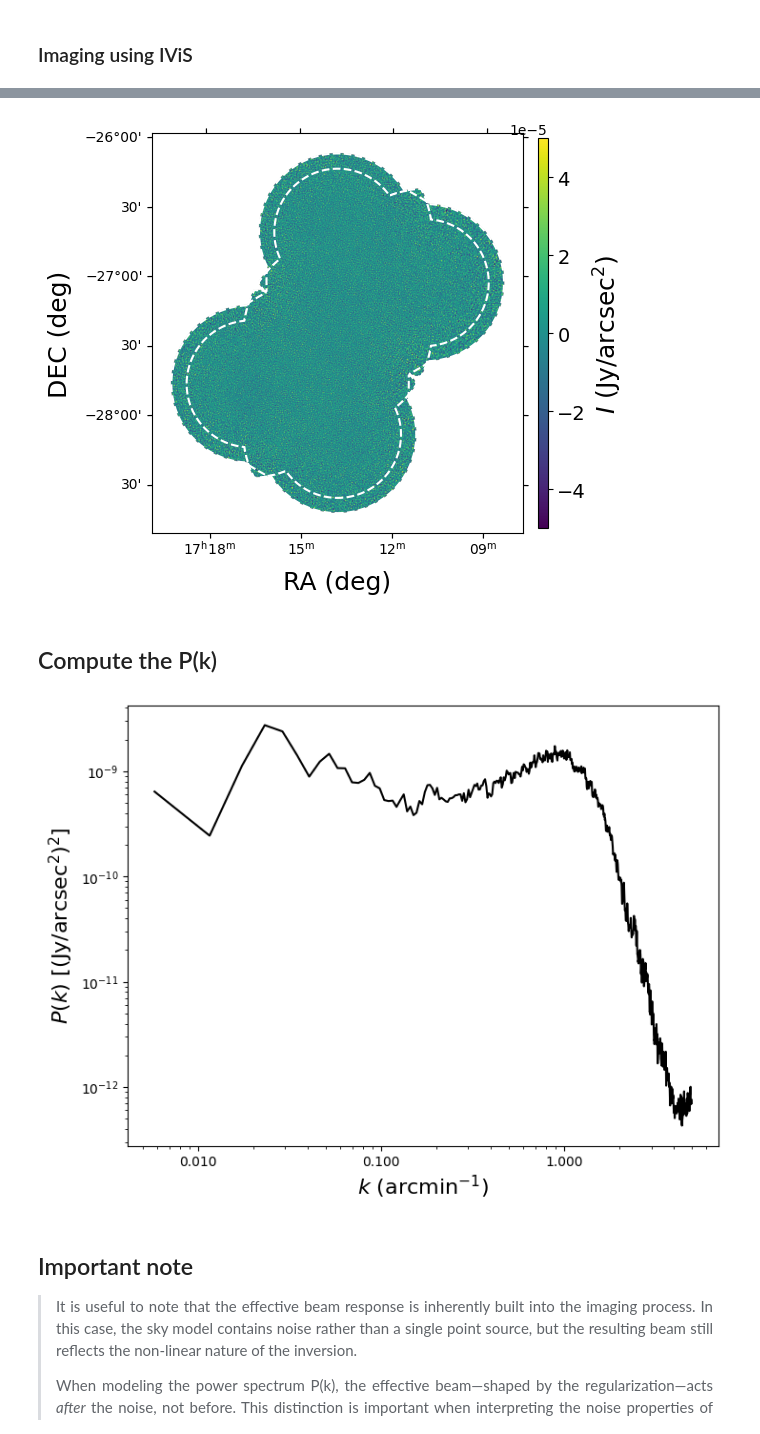
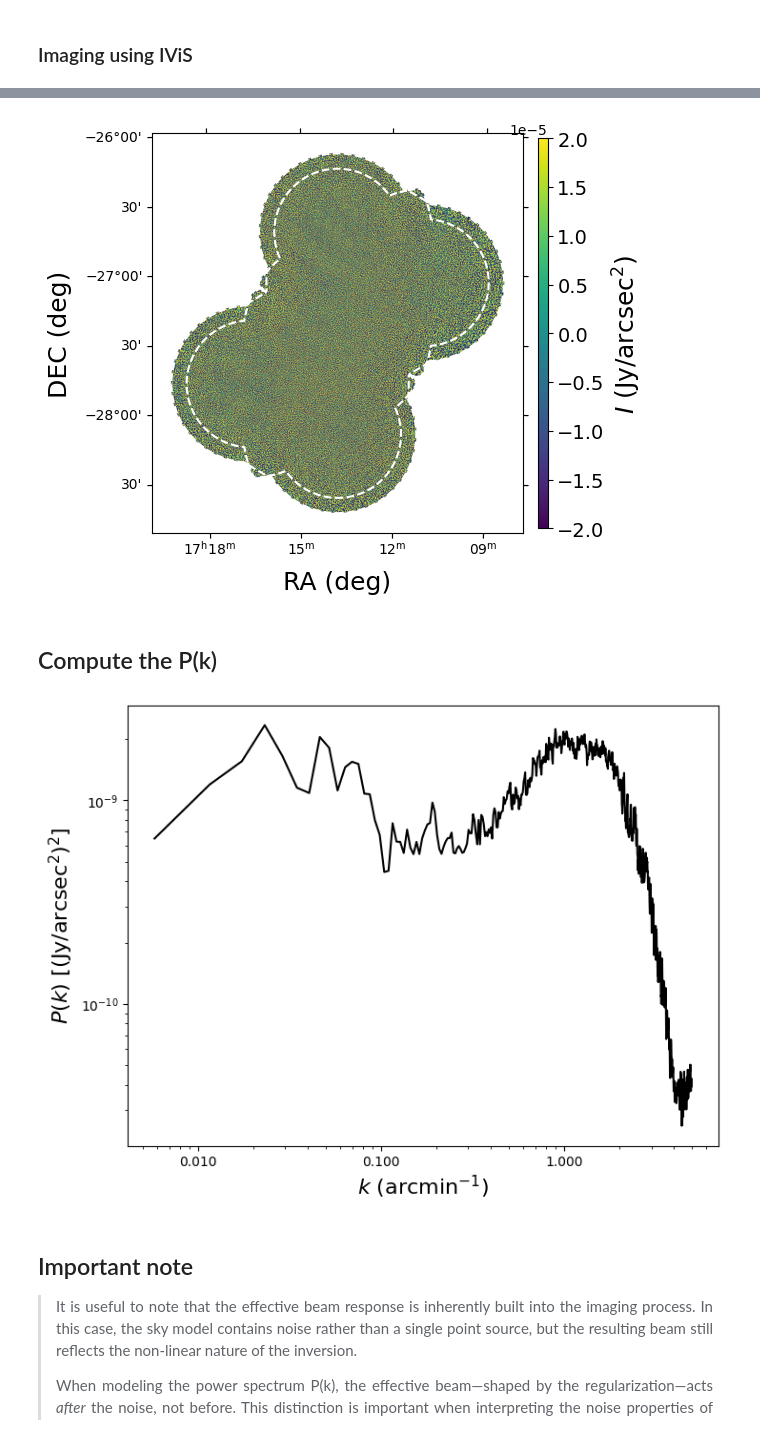
Before and after one commit to antoinemarchal/ivis, a Jupyter notebook: docs/tutorials/noise.ipynb, the cells around one changed output, grey strips where cells are left out. Drawn from its saved outputs; the diff is of its cells as text; code cells hidden in the pictures.

Commit message:
add comparison noise and signal in noise notebook

```diff
--- a/docs/tutorials/noise.ipynb
+++ b/docs/tutorials/noise.ipynb
@@ -145,7 +145,7 @@ vis_data.data = model_vis + noise
 #user parameters
 max_its = 20
 lambda_sd = 0 #not relevant here
-lambda_r = 1 #Control the strength of the Laplacian filtering
+lambda_r = 0.1 #Control the strength of the Laplacian filtering
 device = 0#"cpu" #0 is GPU and "cpu" is CPU
 positivity = False #Set to False because noise fluctuates around 0
 
@@ -168,5 +168,5 @@ image_processor = Imager(vis_data,      # visibilities
                          beam_workers=1)
 #get image
 model = ClassicIViS()
-result = image_processor.process(model=model, units="Jy/arcsec^2") #"Jy/arcsec^2" or "K"
+noise = image_processor.process(model=model, units="Jy/arcsec^2") #"Jy/arcsec^2" or "K"
 # %% [output]
@@ -209,18 +209,18 @@ for i in tqdm(np.arange(n_beams)):
 # %%
 #PLOT RESULT
 fig = plt.figure(figsize=(5, 5))
 ax = fig.add_axes([0.1,0.1,0.78,0.8], projection=w)
 ax.set_xlabel(r"RA (deg)", fontsize=18.)
 ax.set_ylabel(r"DEC (deg)", fontsize=18.)
-img = ax.imshow(result*mask, vmin=-5e-5, vmax=5.e-5, origin="lower")
+img = ax.imshow(noise*mask, vmin=-2e-5, vmax=2.e-5, origin="lower")
 ax.contour(pb_mean, linestyles="--", levels=[0.2, 0.3], colors=["w","w"])
 colorbar_ax = fig.add_axes([0.89, 0.11, 0.02, 0.78])
 cbar = fig.colorbar(img, cax=colorbar_ax)
 cbar.ax.tick_params(labelsize=14.)
 cbar.set_label(r"$I$ (Jy/arcsec$^{2})$", fontsize=18.)
 #    plt.savefig(pathout + 'ivis_result_cloud_MeerKAT.png', format='png', bbox_inches='tight', pad_inches=0.02, dpi=400)
 # %% [output]
-[figure, old version]
+[figure, new version]
 # %% [markdown]
 ## Compute the P(k)
 # %%
@@ -239,7 +239,7 @@ fig = plt.figure(figsize=(8, 6))
 ax = fig.add_subplot(111)
 ax.set_xscale('log')
 ax.set_yscale('log')
-ax.plot(ks, sps1d, "-k")
+ax.plot(ks, sps1d_n, "-k")
 ax.set_xscale('log')
 ax.set_yscale('log')
 ax.set_xlabel(r"$k$ (arcmin$^{-1}$)", fontsize = 16)
@@ -247,7 +247,7 @@ ax.set_ylabel(r"$P(k)$ [(Jy/arcsec$^2$)$^2$]", fontsize = 16)
 ax.xaxis.set_major_formatter(FormatStrFormatter('%.3f'))
 #plt.savefig('plot/SPS_.png', format='png', bbox_inches='tight', pad_inches=0.02)
 # %% [output]
-[figure, old version]
+[figure, new version]
 # %% [markdown]
 ## Important note
 
```
Also changed, not shown: parts of 12 cells of this notebook.
